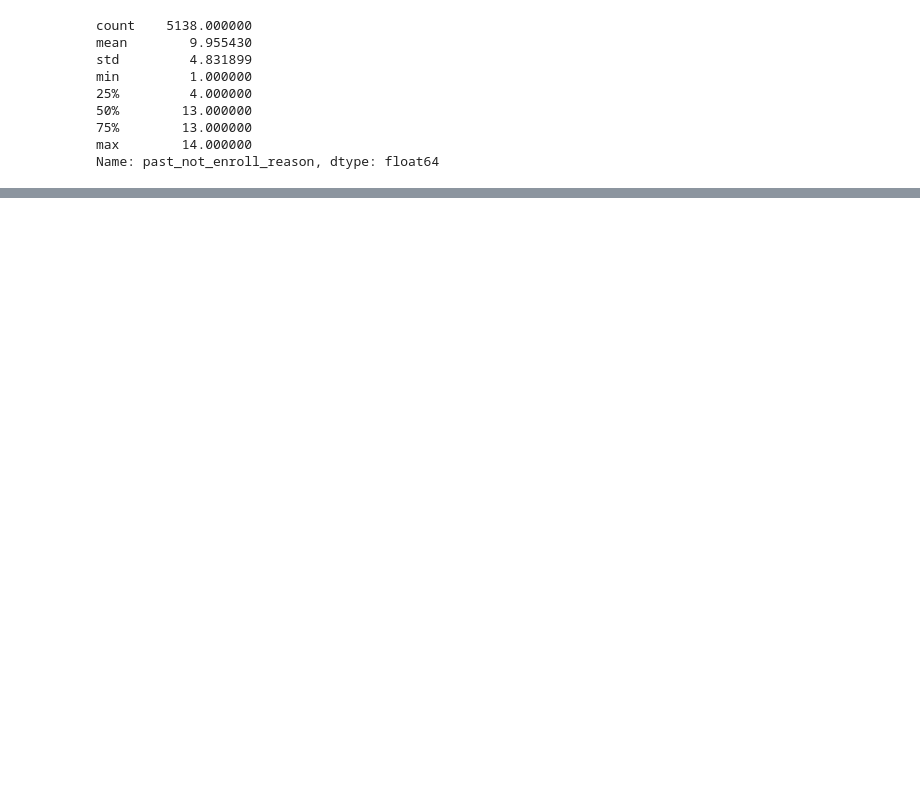
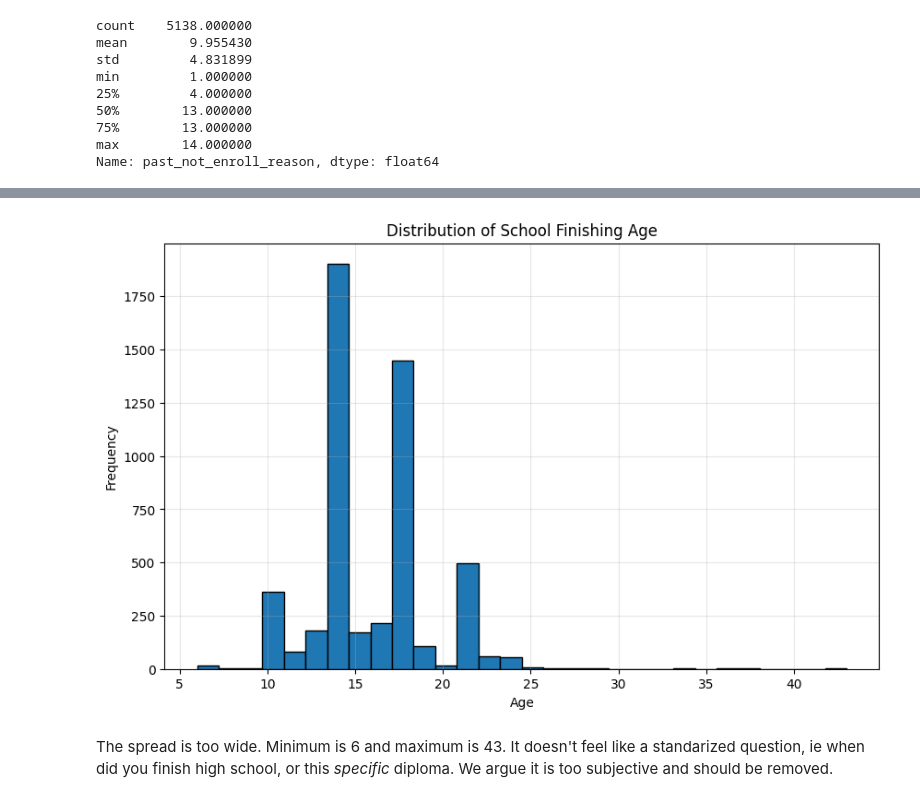
Before and after one commit to jbellogo/Classification, a Jupyter notebook: preprocessing.ipynb, the cells around one changed output, grey strips where cells are left out. Saved outputs shown, nothing was run; the diff lists cells and outputs as text; code cells hidden in the pictures; blank space fills up the shorter version.

```diff
--- a/preprocessing.ipynb
+++ b/preprocessing.ipynb
@@ -130,0 +153,12 @@ Now focus on these:
+# %%
+plt.figure(figsize=(10, 6))
+plt.hist(X['finish_school_age'].dropna(), bins=30, edgecolor='black')
+plt.title('Distribution of School Finishing Age')
+plt.xlabel('Age')
+plt.ylabel('Frequency')
+plt.grid(True, alpha=0.3)
+plt.show()
+# %% [output]
+[figure, added]
+# %% [markdown]
+The spread is too wide. Minimum is 6 and maximum is 43. It doesn't feel like a standarized question, ie when did you finish high school, or this *specific* diploma. We argue it is too subjective and should be removed.
```
Also changed, not shown: parts of 58 cells of this notebook, 5 other files.
